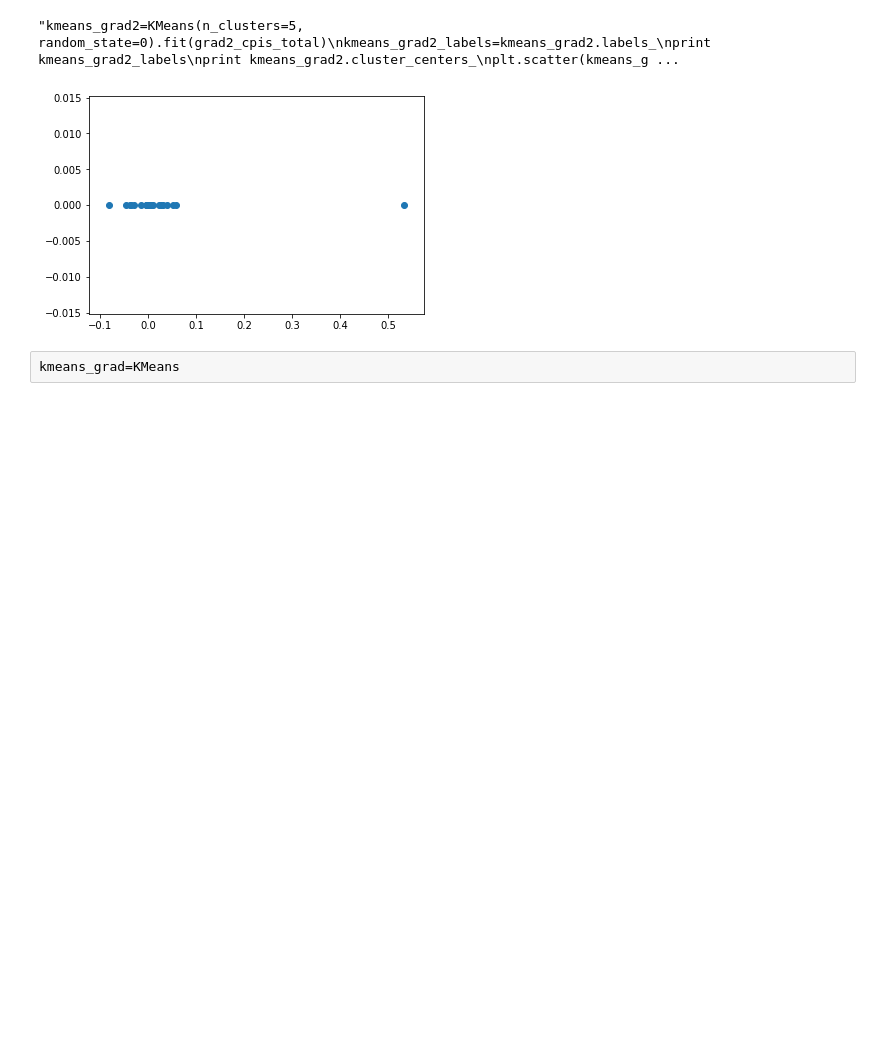
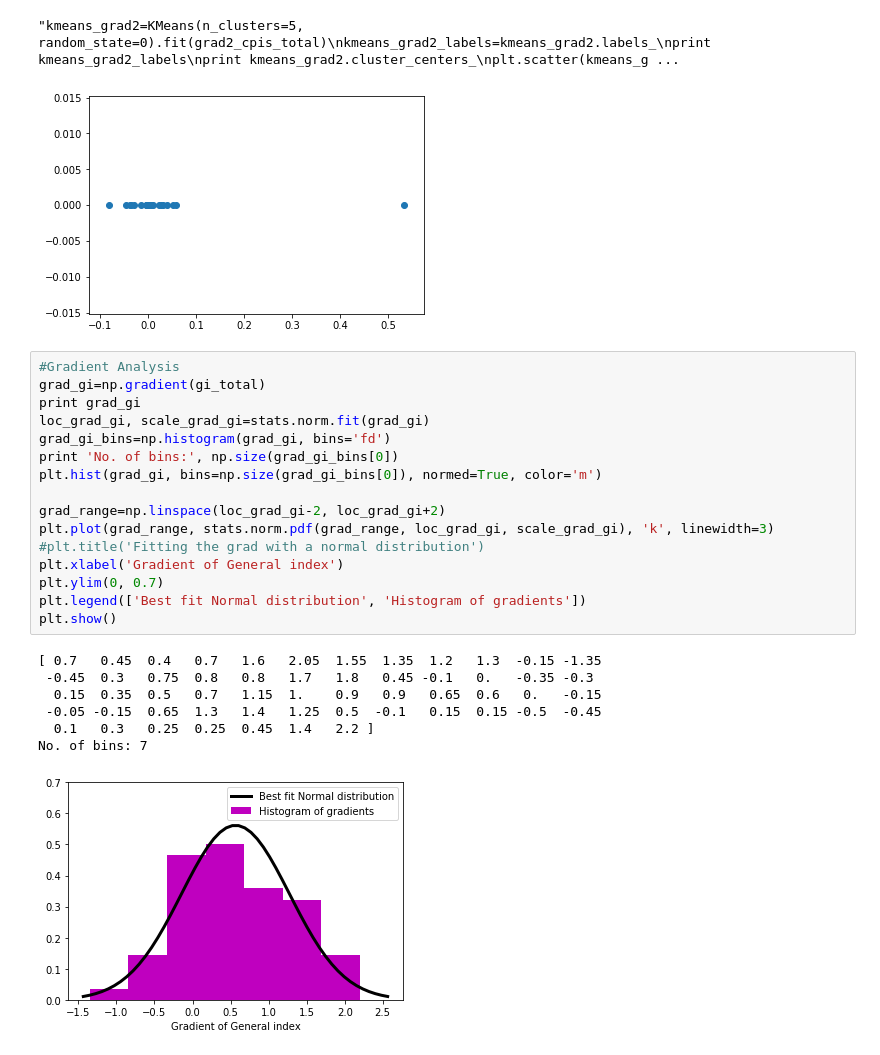
Before and after one commit to RahulMaroju/Consumer-Price-Index-Analysis-in-India, a Jupyter notebook: cpi_test.ipynb, the cells around one changed output. Saved outputs shown, nothing was run; the diff lists cells and outputs as text; blank space fills up the shorter version.

```diff
--- a/cpi_test.ipynb
+++ b/cpi_test.ipynb
@@ -441,5 +441,27 @@ plt.show()'''
  -1.81818182e-03  3.22727273e-02]
 "kmeans_grad2=KMeans(n_clusters=5, random_state=0).fit(grad2_cpis_total)\nkmeans_grad2_labels=kmeans_grad2.labels_\nprint kmeans_grad2_labels\nprint kmeans_grad2.cluster_centers_\nplt.scatter(kmeans_g ...
 [figure]
-# %%
-kmeans_grad=KMeans
+# %%
+#Gradient Analysis
+grad_gi=np.gradient(gi_total)
+print grad_gi
+loc_grad_gi, scale_grad_gi=stats.norm.fit(grad_gi)
+grad_gi_bins=np.histogram(grad_gi, bins='fd')
+print 'No. of bins:', np.size(grad_gi_bins[0])
+plt.hist(grad_gi, bins=np.size(grad_gi_bins[0]), normed=True, color='m')
+
+grad_range=np.linspace(loc_grad_gi-2, loc_grad_gi+2)
+plt.plot(grad_range, stats.norm.pdf(grad_range, loc_grad_gi, scale_grad_gi), 'k', linewidth=3)
+#plt.title('Fitting the grad with a normal distribution')
+plt.xlabel('Gradient of General index')
+plt.ylim(0, 0.7)
+plt.legend(['Best fit Normal distribution', 'Histogram of gradients'])
+plt.show()
+# %% [output]
+[ 0.7   0.45  0.4   0.7   1.6   2.05  1.55  1.35  1.2   1.3  -0.15 -1.35
+ -0.45  0.3   0.75  0.8   0.8   1.7   1.8   0.45 -0.1   0.   -0.35 -0.3
+  0.15  0.35  0.5   0.7   1.15  1.    0.9   0.9   0.65  0.6   0.   -0.15
+ -0.05 -0.15  0.65  1.3   1.4   1.25  0.5  -0.1   0.15  0.15 -0.5  -0.45
+  0.1   0.3   0.25  0.25  0.45  1.4   2.2 ]
+No. of bins: 7
+[figure, added]
```
Also changed, not shown: parts of 3 cells of this notebook, 1 other file.
